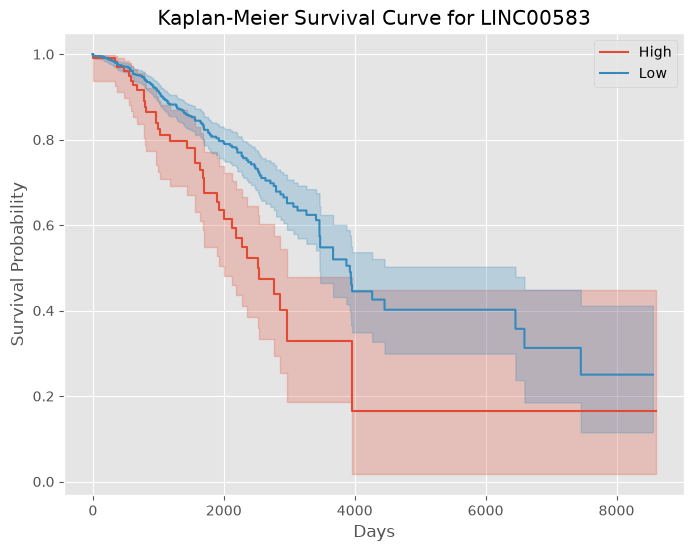
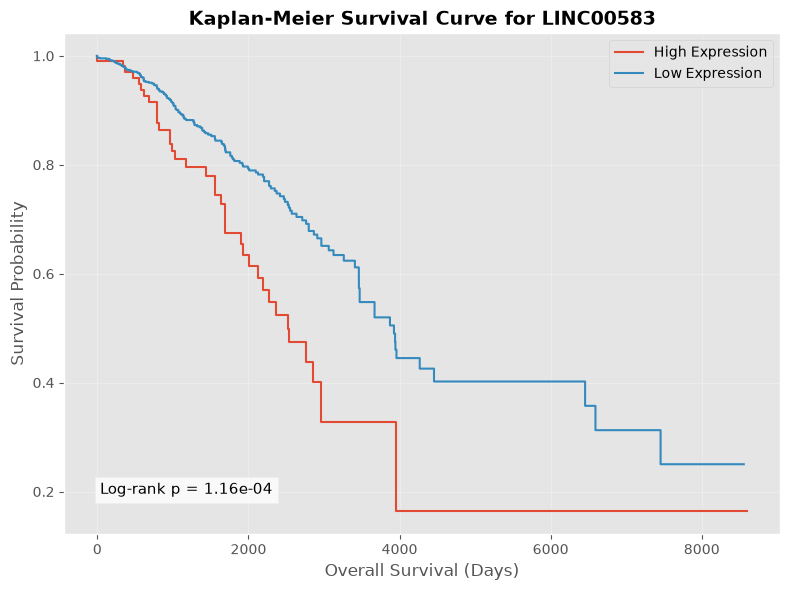
Code edit (unified diff) that turned the first committed figure into the second:
--- before
+++ after
@@ -12,13 +12,32 @@
         durations=merged.loc[mask, "overall_survival_days"],
         event_observed=merged.loc[mask, "event"],
-        label=group
+        label=f"{group} Expression"
     )
 
-    kmf.plot_survival_function()
+    kmf.plot_survival_function(ci_show=False)
 
-plt.title("Kaplan-Meier Survival Curve for LINC00583")
-plt.xlabel("Days")
-plt.ylabel("Survival Probability")
-plt.grid(True)
+plt.title(
+    "Kaplan-Meier Survival Curve for LINC00583",
+    fontsize=14,
+    fontweight="bold"
+)
+
+plt.xlabel("Overall Survival (Days)", fontsize=12)
+plt.ylabel("Survival Probability", fontsize=12)
+
+plt.text(
+    0.05,
+    0.08,
+    f"Log-rank p = {results.p_value:.2e}",
+    transform=plt.gca().transAxes,
+    fontsize=11,
+    bbox=dict(facecolor="white", alpha=0.8)
+)
+
+plt.grid(alpha=0.3)
+
+plt.legend()
+
+plt.tight_layout()
 
 plt.show()

Commit: Add survival analysis and improve visualization of biomarker results